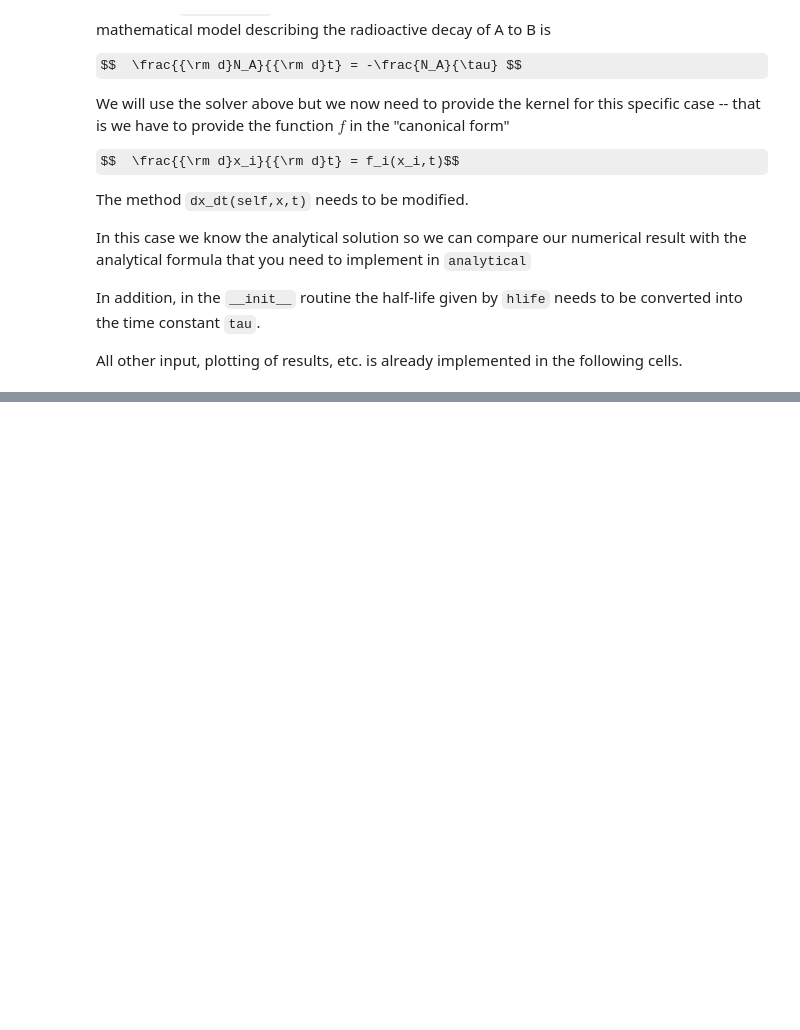
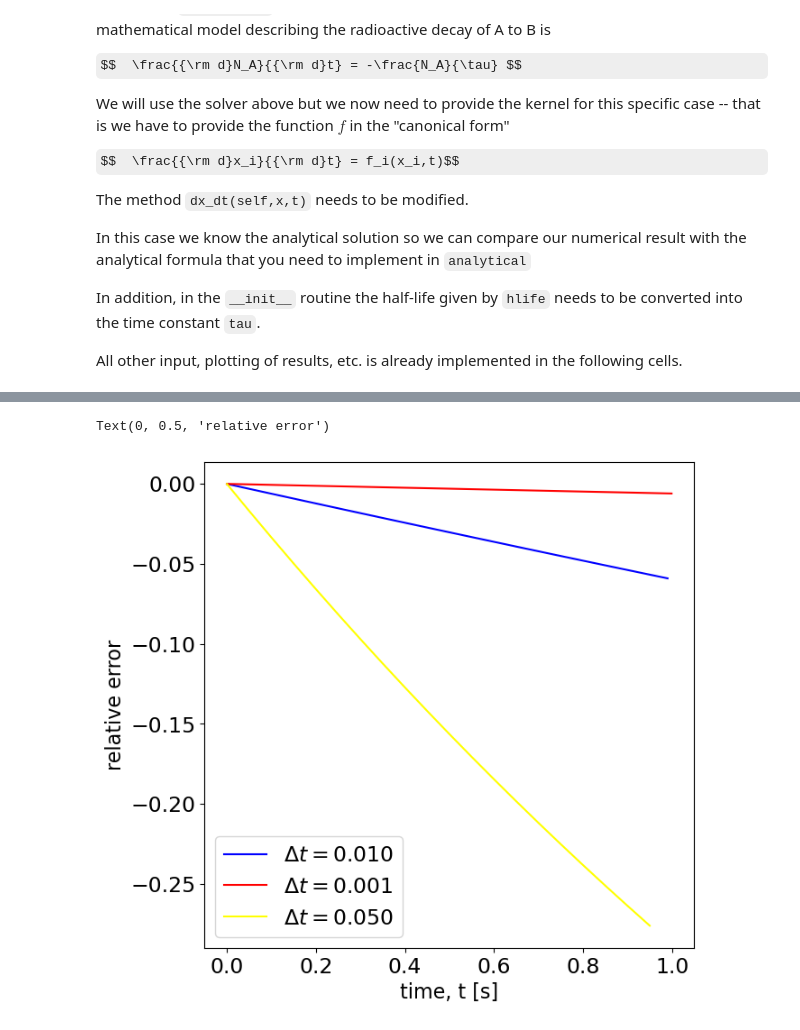
Before and after one commit to keithonpy/Scientific_Computing, a Jupyter notebook: 1. Radioactive Decay/radioactive_decay.ipynb, the cells around one changed output, grey strips where cells are left out. Saved outputs shown, nothing was run; the diff lists cells and outputs as text; code cells hidden in the pictures; some formulas as TeX source; blank space fills up the shorter version.

```diff
--- a/1. Radioactive Decay/radioactive_decay.ipynb
+++ b/1. Radioactive Decay/radioactive_decay.ipynb
@@ -152,0 +236,28 @@ Test cases for the radioactive decay
+# %%
+# plot the relative difference between numerical integration and analytical result
+
+# single figure of size 7x7 cm
+fig, ax  = plt.subplots(1, 1, figsize = (7, 7))
+
+# plot first result
+label = r"$\Delta t={0:1.3f}$".format(deltat)
+ax.plot(sim1["t"], sim1["err"], label=label, color='blue')
+
+# plot second result
+label = r"$\Delta t={0:1.3f}$".format(deltat/10)
+ax.plot(sim2["t"], sim2["err"], label=label, color='red')
+
+# plot third result
+label = r"$\Delta t={0:1.3f}$".format(5*deltat)
+ax.plot(sim3["t"], sim3["err"], label=label, color='yellow')
+
+
+# generate legend
+ax.legend()
+
+# axis labels
+ax.set_xlabel("time, t [s]")
+ax.set_ylabel(r"relative error")
+# %% [output]
+Text(0, 0.5, 'relative error')
+[figure, added]
```
Also changed, not shown: parts of 26 cells of this notebook.
